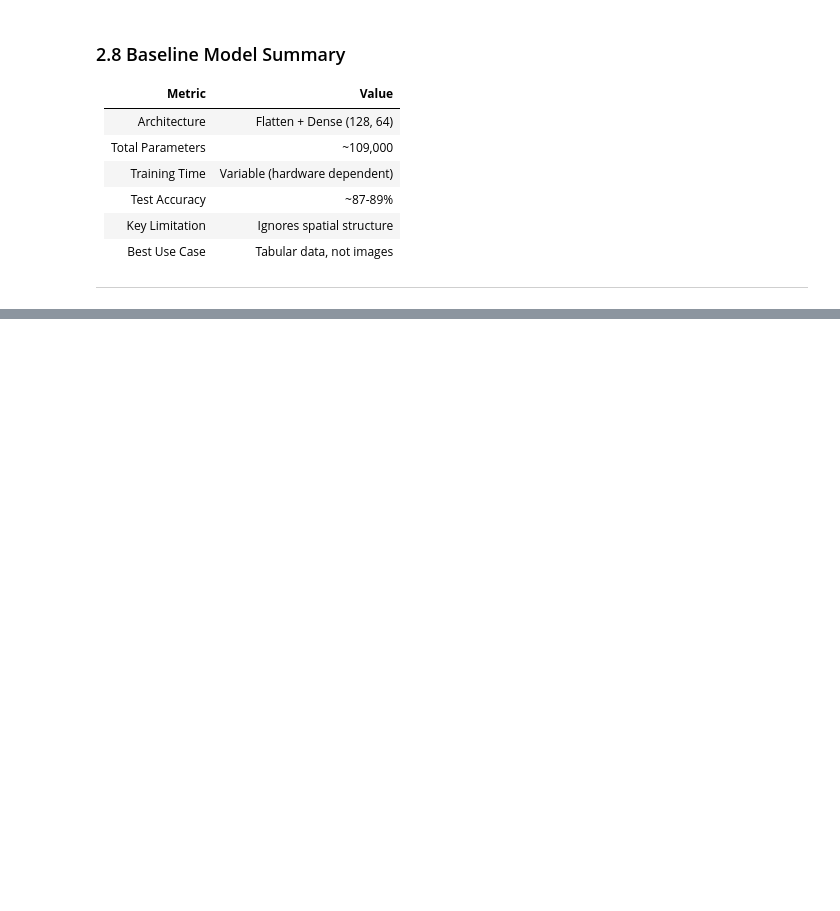
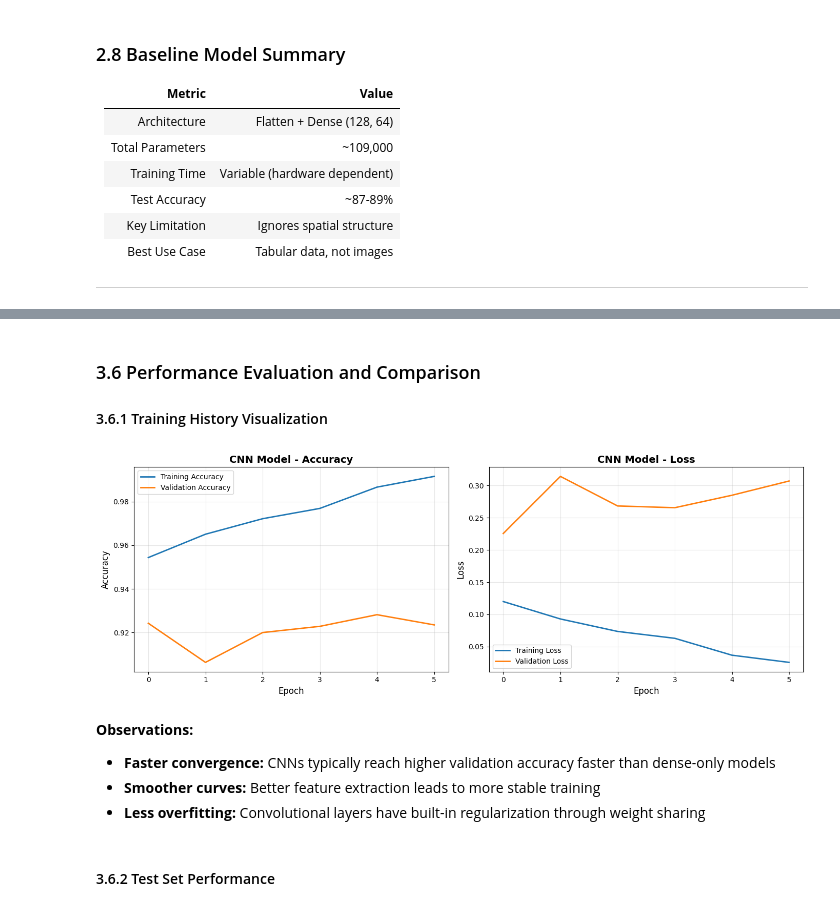
Before and after one commit to Eliza-05/convolutional-layers, a Jupyter notebook: cnn_architecture_analysis.ipynb, the cells around one changed output, grey strips where cells are left out. Cells and saved outputs as stored; diff of their text form; code cells hidden in the pictures; blank space fills up the shorter version.

```diff
--- a/cnn_architecture_analysis.ipynb
+++ b/cnn_architecture_analysis.ipynb
@@ -799,0 +1061,36 @@ BASELINE MODEL - LIMITATIONS SUMMARY
+# %%
+
+early_stop_cnn = EarlyStopping(
+    monitor='val_loss',
+    patience=5,
+    restore_best_weights=True,
+    verbose=1
+)
+
+reduce_lr_cnn = ReduceLROnPlateau(
+    monitor='val_loss',
+    factor=0.5,
+    patience=3,
+    min_lr=1e-6,
+    verbose=1
+)
+
+
+print("TRAINING CNN MODEL")
+print("")
+
+start_time_cnn = time.time()
+
+history_cnn = cnn_model.fit(
+    x_train_cnn, y_train_cat,
+    batch_size=128,
+    epochs=30,
+    validation_split=0.2,
+    callbacks=[early_stop_cnn, reduce_lr_cnn],
+    verbose=1
+)
+
+training_time_cnn = time.time() - start_time_cnn
+
+print(f"\nCNN training completed in {training_time_cnn:.2f} seconds")
+print("="*70)
@@ -799,0 +1115,17 @@ BASELINE MODEL - LIMITATIONS SUMMARY
+# %% [markdown]
+### 3.6 Performance Evaluation and Comparison
+
+#### 3.6.1 Training History Visualization
+# %%
+
+plot_training_history(history_cnn, model_name="CNN Model")
+# %% [output]
+[figure, added]
+# %% [markdown]
+**Observations:**
+
+- **Faster convergence:** CNNs typically reach higher validation accuracy faster than dense-only models
+- **Smoother curves:** Better feature extraction leads to more stable training
+- **Less overfitting:** Convolutional layers have built-in regularization through weight sharing
+# %% [markdown]
+#### 3.6.2 Test Set Performance
```
Also changed, not shown: parts of 37 cells of this notebook.
